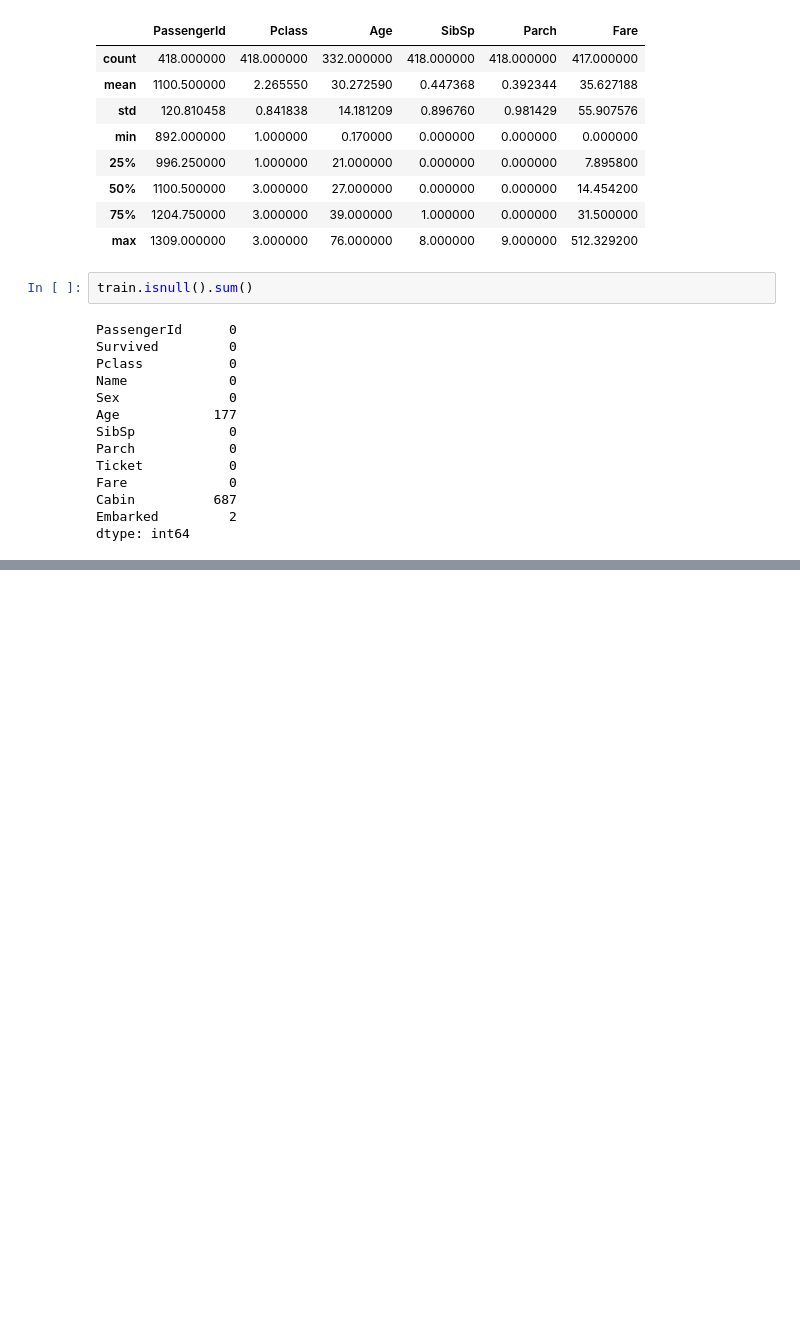
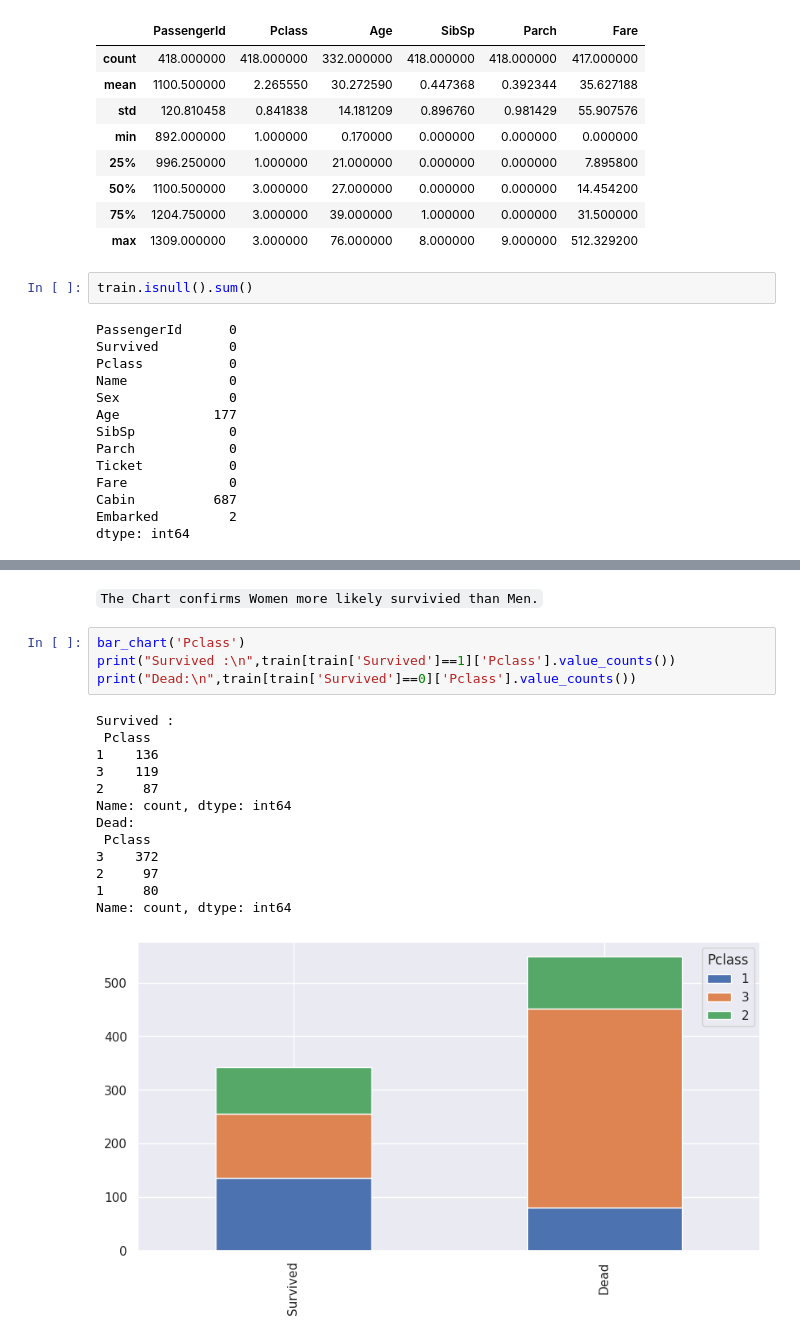
Before and after one commit to MasomehBazdar/MasomehBazdar-Titanic---Machine-Learning-from-Disaster, a Jupyter notebook: Titanic Survival Analysis.ipynb, the cells around one changed output, grey strips where cells are left out. Drawn from its saved outputs; the diff is of its cells as text; blank space fills up the shorter version.

```diff
--- a/Titanic Survival Analysis.ipynb
+++ b/Titanic Survival Analysis.ipynb
@@ -141,0 +181,20 @@ test.head()
+# %% [markdown]
+ ` The Chart confirms Women more likely survivied than Men. `
+# %%
+bar_chart('Pclass')
+print("Survived :\n",train[train['Survived']==1]['Pclass'].value_counts())
+print("Dead:\n",train[train['Survived']==0]['Pclass'].value_counts())
+# %% [output]
+Survived :
+ Pclass
+1    136
+3    119
+2     87
+Name: count, dtype: int64
+Dead:
+ Pclass
+3    372
+2     97
+1     80
+Name: count, dtype: int64
+[figure, added]
```
Also changed, not shown: parts of 26 cells of this notebook.
